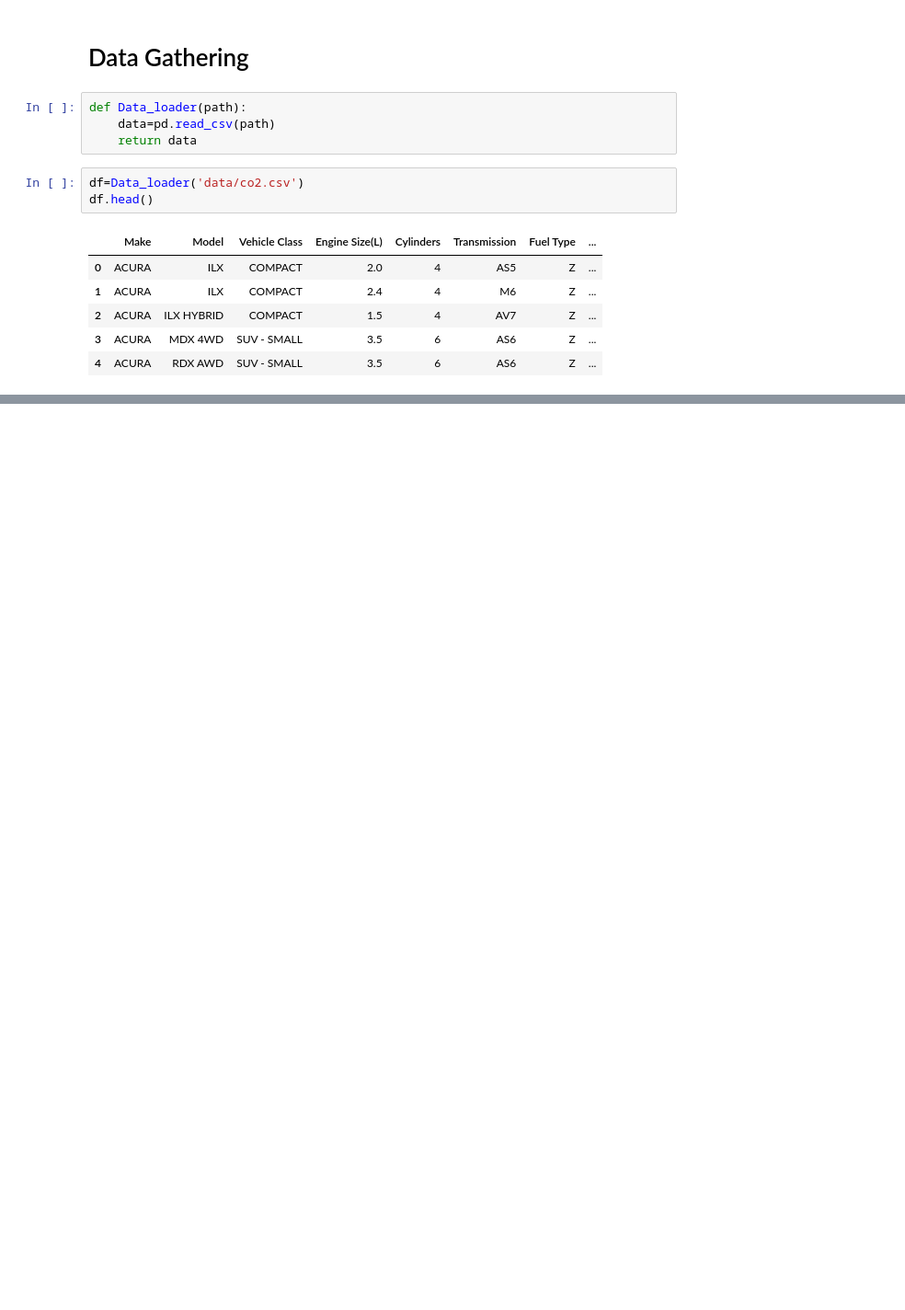
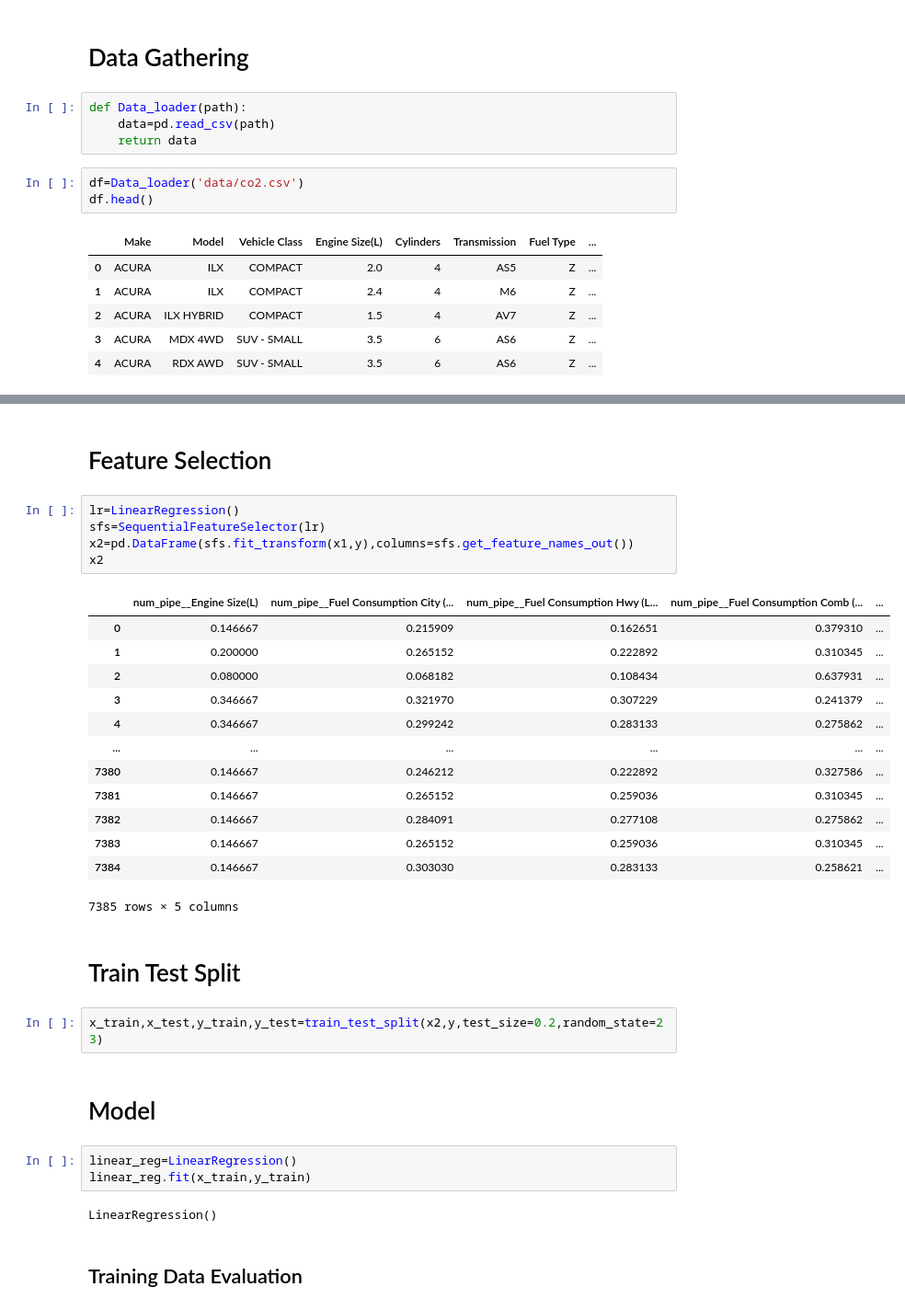
Before and after one commit to dnyaneshs1/CO2-Emission-Prediction, a Jupyter notebook: Project.ipynb, the cells around one changed output, grey strips where cells are left out. Shown at 92% size. Cells and saved outputs as stored; diff of their text form; blank space fills up the shorter version.

```diff
--- a/Project.ipynb
+++ b/Project.ipynb
@@ -25,0 +75,34 @@ df.head()
+# %% [markdown]
+# Feature Selection
+# %%
+lr=LinearRegression()
+sfs=SequentialFeatureSelector(lr)
+x2=pd.DataFrame(sfs.fit_transform(x1,y),columns=sfs.get_feature_names_out())
+x2
+# %% [output]
+|  | num_pipe__Engine Size(L) | num_pipe__Fuel Consumption City (... | num_pipe__Fuel Consumption Hwy (L... | num_pipe__Fuel Consumption Comb (... | ... |
+| 0 | 0.146667 | 0.215909 | 0.162651 | 0.379310 | ... |
+| 1 | 0.200000 | 0.265152 | 0.222892 | 0.310345 | ... |
+| 2 | 0.080000 | 0.068182 | 0.108434 | 0.637931 | ... |
+| 3 | 0.346667 | 0.321970 | 0.307229 | 0.241379 | ... |
+| 4 | 0.346667 | 0.299242 | 0.283133 | 0.275862 | ... |
+| ... | ... | ... | ... | ... | ... |
+| 7380 | 0.146667 | 0.246212 | 0.222892 | 0.327586 | ... |
+| 7381 | 0.146667 | 0.265152 | 0.259036 | 0.310345 | ... |
+| 7382 | 0.146667 | 0.284091 | 0.277108 | 0.275862 | ... |
+| 7383 | 0.146667 | 0.265152 | 0.259036 | 0.310345 | ... |
+| 7384 | 0.146667 | 0.303030 | 0.283133 | 0.258621 | ... |
+7385 rows × 5 columns
+# %% [markdown]
+# Train Test Split
+# %%
+x_train,x_test,y_train,y_test=train_test_split(x2,y,test_size=0.2,random_state=23)
+# %% [markdown]
+# Model
+# %%
+linear_reg=LinearRegression()
+linear_reg.fit(x_train,y_train)
+# %% [output]
+LinearRegression()
+# %% [markdown]
+## Training Data Evaluation
```
Also changed, not shown: parts of 21 cells of this notebook, 3 other files.
